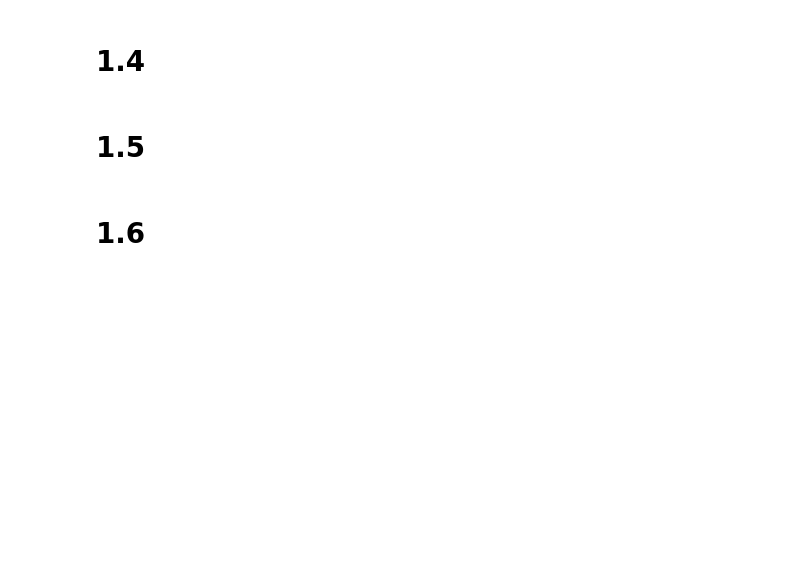
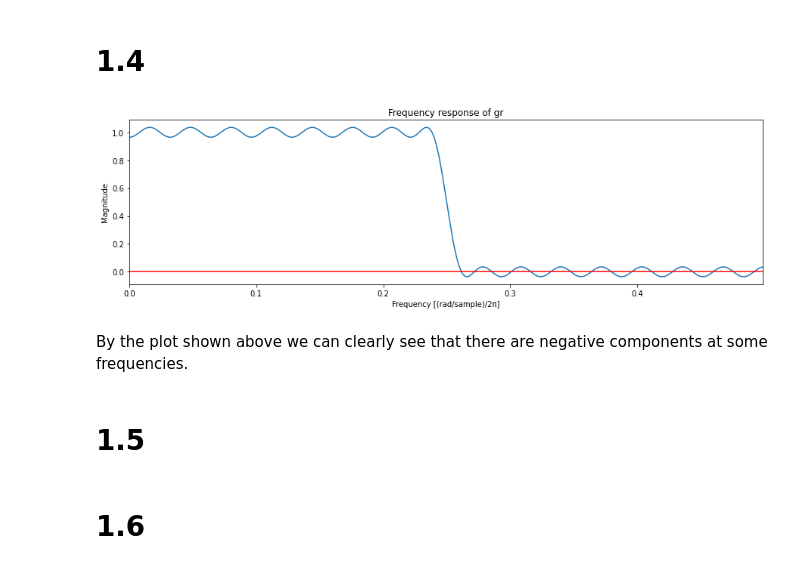
Before and after one commit to daniel-deutsch/TSIA201, a Jupyter notebook: TP2/main.ipynb, the cells around one changed output. Saved outputs shown, nothing was run; the diff lists cells and outputs as text; code cells hidden in the pictures; blank space fills up the shorter version.

```diff
--- a/TP2/main.ipynb
+++ b/TP2/main.ipynb
@@ -310,5 +322,21 @@ g.freqz_plot()
 # %% [markdown]
 # 1.4
+# %%
+len_fft = 4096
+
+mag = np.fft.fft(g.data, len_fft)
+freq = np.linspace(0, 1, len(mag))
+
+gr = []
+for i in range(len(freq)):
+    gr.append(mag[i]*np.exp(2*np.complex(0, 1)*np.pi*freq[i]*(N-1)))
+
+gr = Filter("gr", np.fft.ifft(gr))
+gr.freqz_plot(db=False, absolute=False, yhighlights=[0])
+# %% [output]
+[figure, added]
+# %% [markdown]
+By the plot shown above we can clearly see that there are negative components at some frequencies.
 # %% [markdown]
 # 1.5
 # %% [markdown]
```
Also changed, not shown: parts of 3 cells of this notebook.
